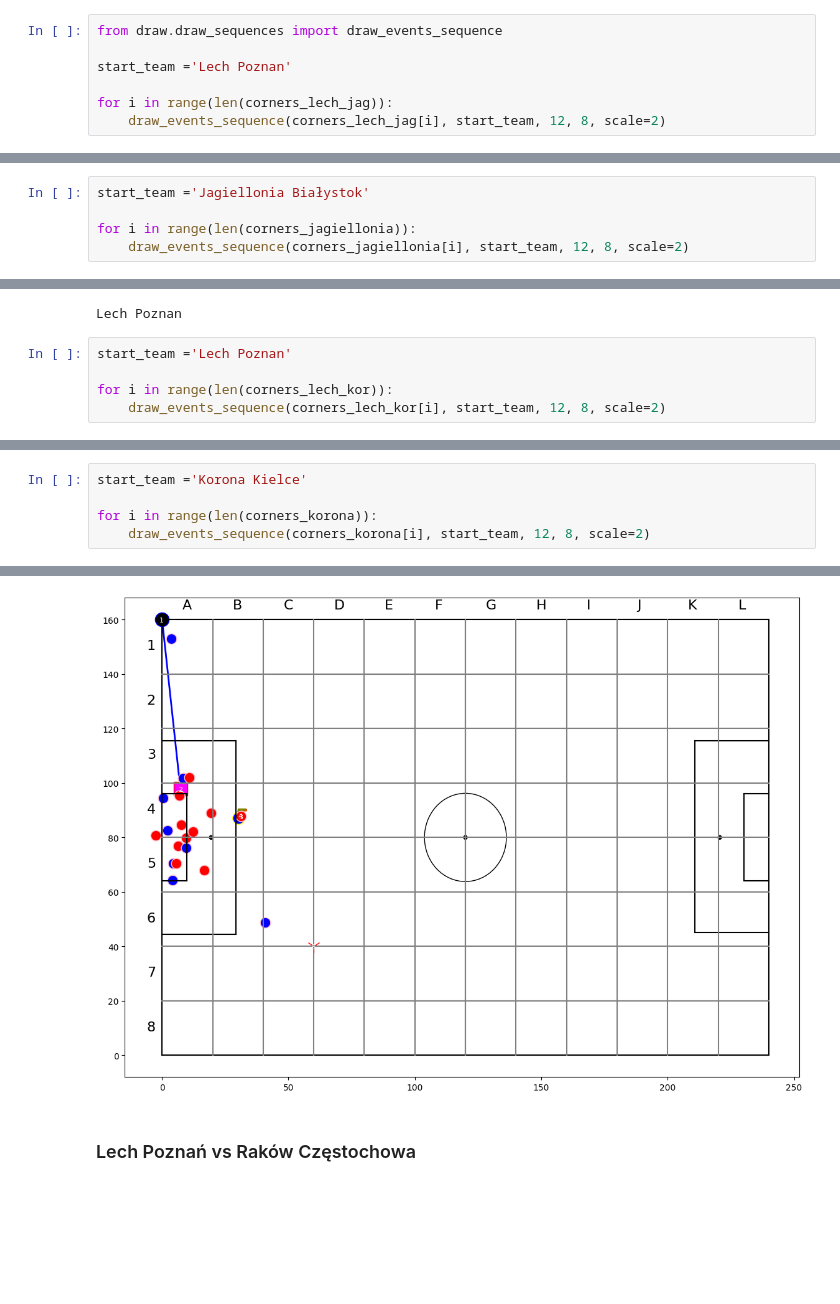
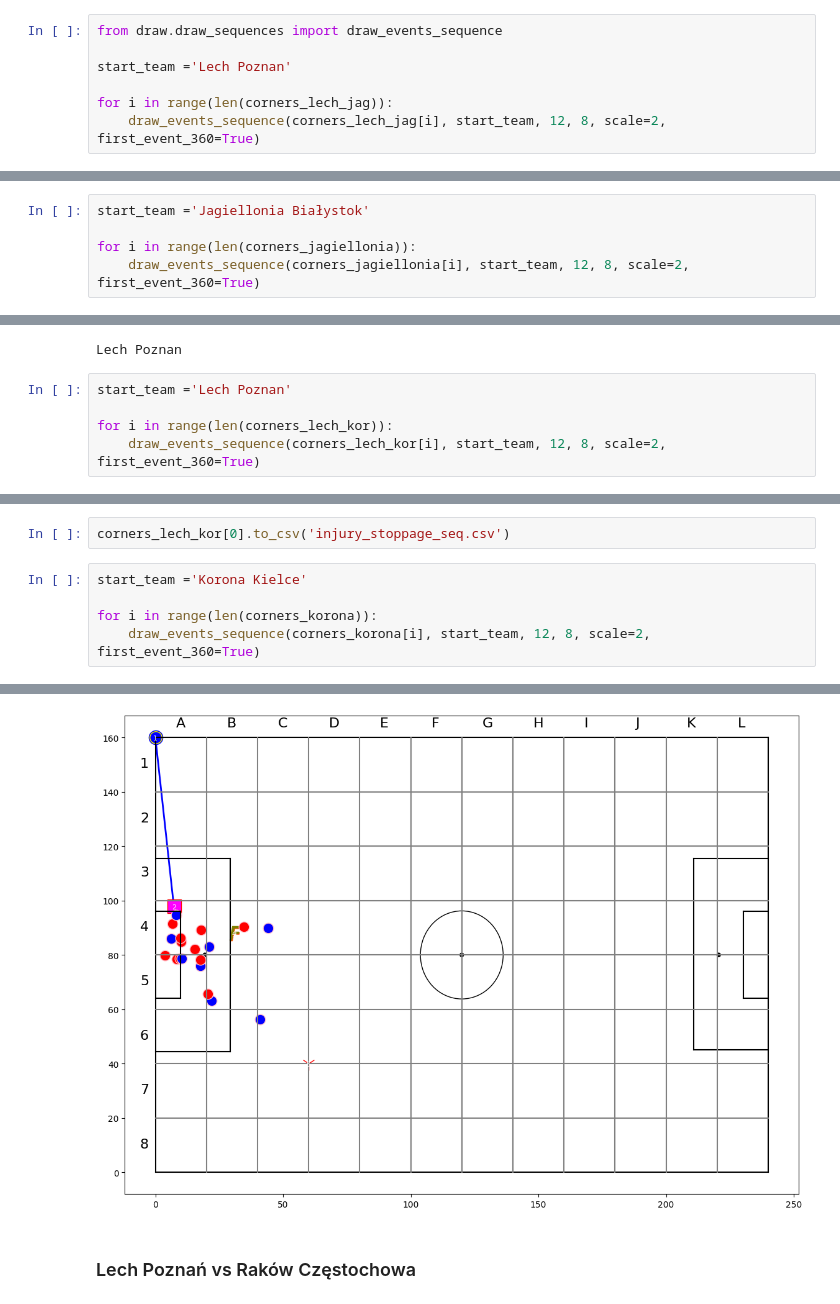
Before and after one commit to mattyl006/sport-data-science, a Jupyter notebook: corners_jagiellonia_korona_rakow.ipynb, the cells around one changed output, grey strips where cells are left out. Saved outputs shown, nothing was run; the diff lists cells and outputs as text; blank space fills up the shorter version.

Commit message:
add first_event_360 in draw_events_sequence

```diff
--- a/corners_jagiellonia_korona_rakow.ipynb
+++ b/corners_jagiellonia_korona_rakow.ipynb
@@ -56,7 +56,7 @@ from draw.draw_sequences import draw_events_sequence
 start_team ='Lech Poznan'
 
 for i in range(len(corners_lech_jag)):
-    draw_events_sequence(corners_lech_jag[i], start_team, 12, 8, scale=2)
+    draw_events_sequence(corners_lech_jag[i], start_team, 12, 8, scale=2, first_event_360=True)
 # %% [output]
 Team: Lech Poznan
 1: Heorhii Tsitaishvili (Pass) <00:08:11.453>
@@ -145,7 +145,7 @@ Team: Lech Poznan
 start_team ='Jagiellonia Białystok'
 
 for i in range(len(corners_jagiellonia)):
-    draw_events_sequence(corners_jagiellonia[i], start_team, 12, 8, scale=2)
+    draw_events_sequence(corners_jagiellonia[i], start_team, 12, 8, scale=2, first_event_360=True)
 # %% [output]
 Team: Jagiellonia Białystok
 1: Bojan Nastić (Pass) <00:29:15.844>
@@ -202,7 +202,7 @@ Lech Poznan
 start_team ='Lech Poznan'
 
 for i in range(len(corners_lech_kor)):
-    draw_events_sequence(corners_lech_kor[i], start_team, 12, 8, scale=2)
+    draw_events_sequence(corners_lech_kor[i], start_team, 12, 8, scale=2, first_event_360=True)
 # %% [output]
 Team: Lech Poznan
 1: Joel Vieira Pereira (Pass) <00:06:07.667>
@@ -283,9 +283,11 @@ Team: Lech Poznan
 ... (8 outputs left out)
+# %%
+corners_lech_kor[0].to_csv('injury_stoppage_seq.csv')
 # %%
 start_team ='Korona Kielce'
 
 for i in range(len(corners_korona)):
-    draw_events_sequence(corners_korona[i], start_team, 12, 8, scale=2)
+    draw_events_sequence(corners_korona[i], start_team, 12, 8, scale=2, first_event_360=True)
 # %% [output]
 Team: Korona Kielce
 1: Ronaldo Octavian Andrei Deaconu (Pass) <00:25:01.051>
@@ -296,10 +298,10 @@ Team: Korona Kielce
 Team: Korona Kielce
 1: Ronaldo Octavian Andrei Deaconu (Pass) <00:29:21.447>
 2: João Pedro Reis Amaral (Clearance) <00:29:22.520>
 3: Afonso Gamelas De Pinho Sousa (Foul Committed) <00:29:23.724>
 4: Marcin Szpakowski (Foul Won) <00:29:23.724>
 5: Afonso Gamelas De Pinho Sousa (Injury Stoppage) <00:30:32.981>
-[figure, old version]
+[figure, new version]
 # %% [markdown]
 ### Lech Poznań vs Raków Częstochowa
 # %%
```
Also changed, not shown: parts of 6 cells of this notebook, 1 other file.
